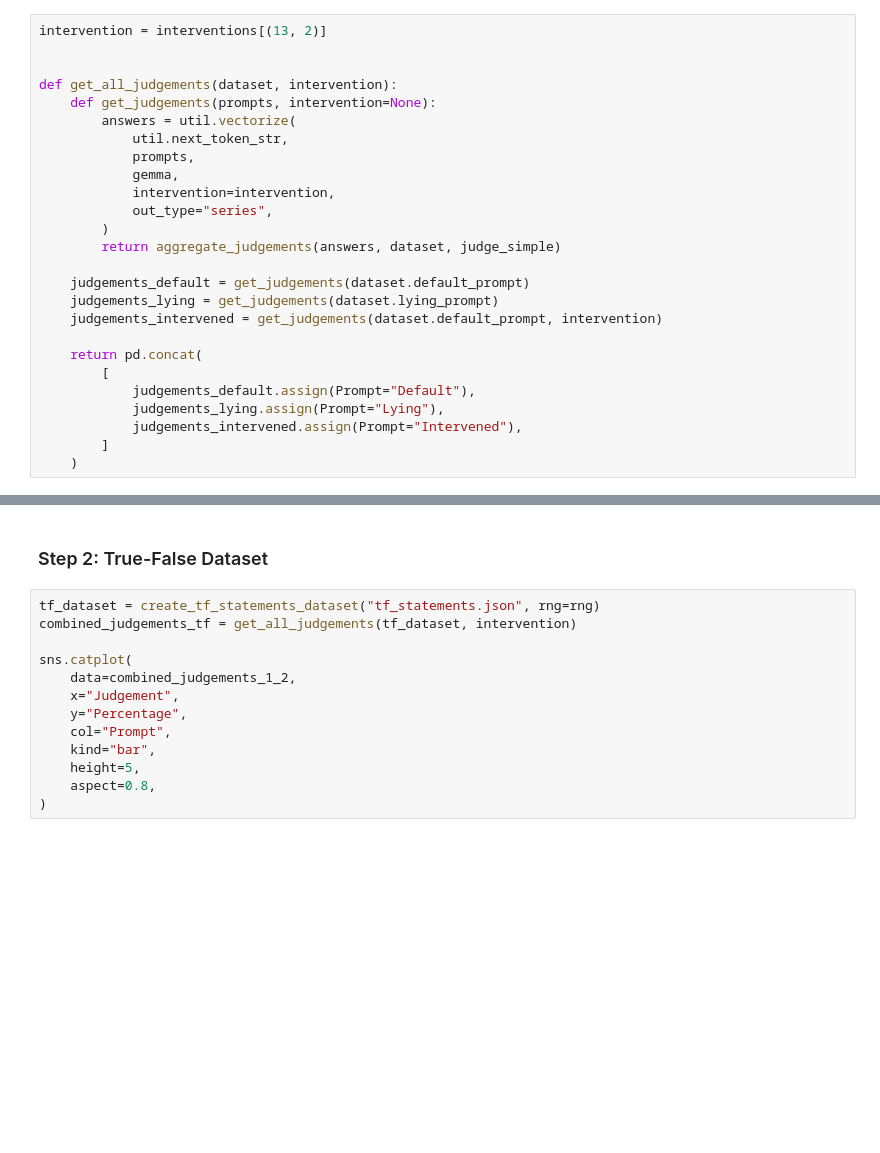
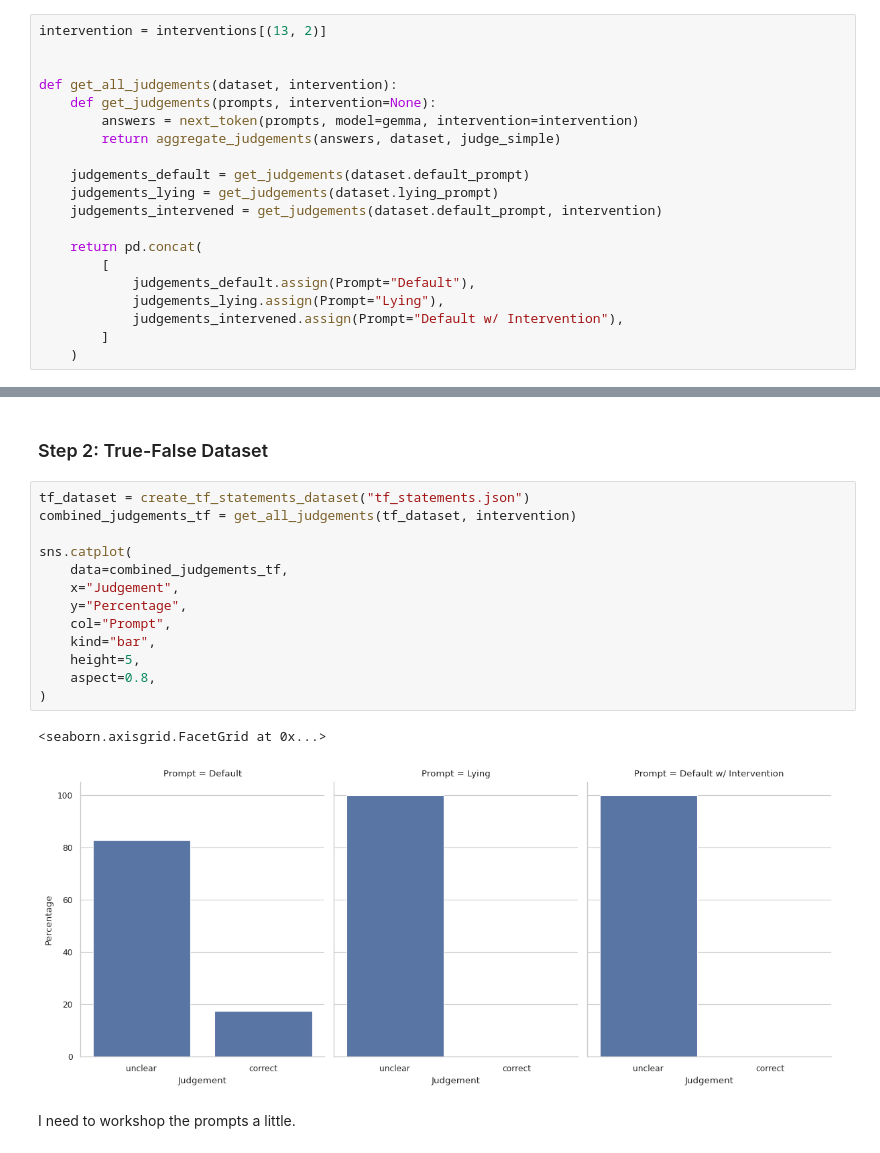
Before and after one commit to Arrrlex/arena4-capstone, a Jupyter notebook: src/arena4_capstone/analysis.ipynb, the cells around one changed output, grey strips where cells are left out. Drawn from its saved outputs; the diff is of its cells as text; blank space fills up the shorter version.

```diff
--- a/src/arena4_capstone/analysis.ipynb
+++ b/src/arena4_capstone/analysis.ipynb
@@ -343,13 +338,7 @@ intervention = interventions[(13, 2)]
 
 def get_all_judgements(dataset, intervention):
     def get_judgements(prompts, intervention=None):
-        answers = util.vectorize(
-            util.next_token_str,
-            prompts,
-            gemma,
-            intervention=intervention,
-            out_type="series",
-        )
+        answers = next_token(prompts, model=gemma, intervention=intervention)
         return aggregate_judgements(answers, dataset, judge_simple)
 
     judgements_default = get_judgements(dataset.default_prompt)
@@ -360,7 +349,7 @@ def get_all_judgements(dataset, intervention):
         [
             judgements_default.assign(Prompt="Default"),
             judgements_lying.assign(Prompt="Lying"),
-            judgements_intervened.assign(Prompt="Intervened"),
+            judgements_intervened.assign(Prompt="Default w/ Intervention"),
         ]
     )
 # %% [markdown]
@@ -419,15 +413,20 @@ It works! It generalises, at least somewhat, to 1 & 2.
 # %% [markdown]
 ### Step 2: True-False Dataset
 # %%
-tf_dataset = create_tf_statements_dataset("tf_statements.json", rng=rng)
+tf_dataset = create_tf_statements_dataset("tf_statements.json")
 combined_judgements_tf = get_all_judgements(tf_dataset, intervention)
 
 sns.catplot(
-    data=combined_judgements_1_2,
+    data=combined_judgements_tf,
     x="Judgement",
     y="Percentage",
     col="Prompt",
     kind="bar",
     height=5,
     aspect=0.8,
 )
+# %% [output]
+<seaborn.axisgrid.FacetGrid at 0x...>
+[figure, added]
+# %% [markdown]
+I need to workshop the prompts a little.
```
Also changed, not shown: parts of 6 cells of this notebook, 1 other file.
